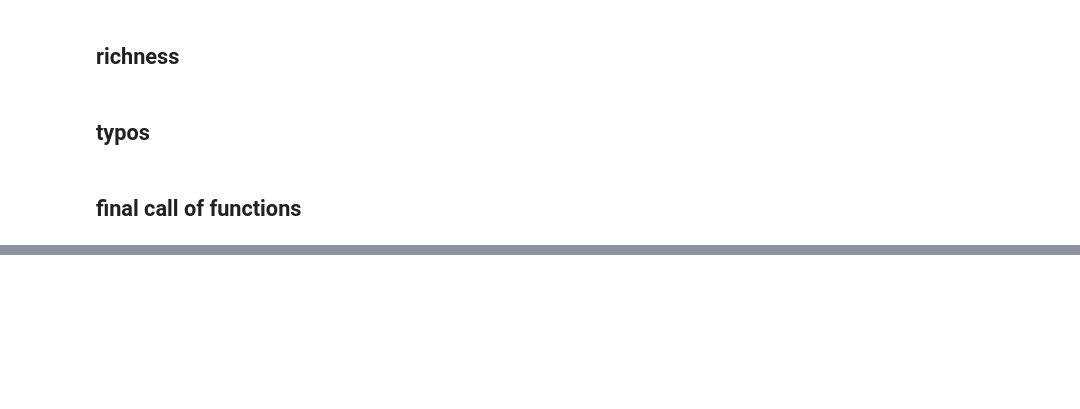
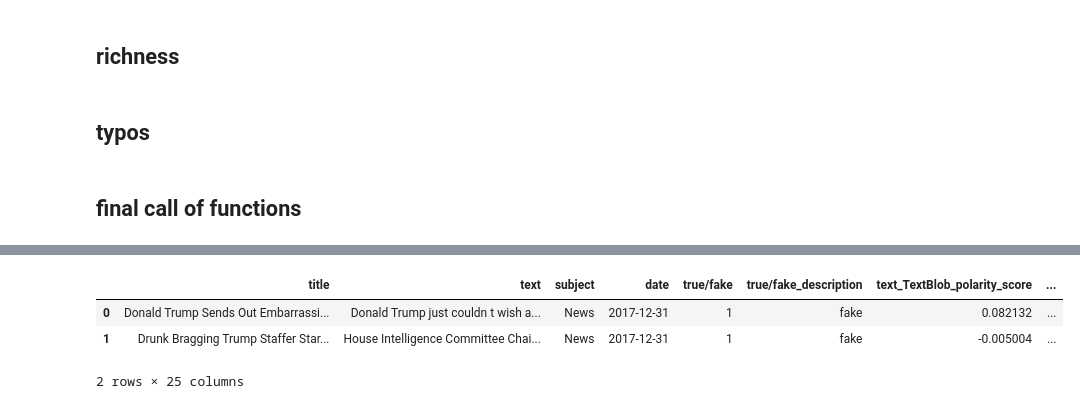
Before and after one commit to Makotowicz/fake_news_buster, a Jupyter notebook: notebooks/compiled_isa.ipynb, the cells around one changed output, grey strips where cells are left out. Cells and saved outputs as stored; diff of their text form; code cells hidden in the pictures; blank space fills up the shorter version.

```diff
--- a/notebooks/compiled_isa.ipynb
+++ b/notebooks/compiled_isa.ipynb
@@ -185,0 +186,7 @@ memory usage: 406.2+ KB
+# %%
+df.head(2)
+# %% [output]
+|  | title | text | subject | date | true/fake | true/fake_description | text_TextBlob_polarity_score | ... |
+| 0 | Donald Trump Sends Out Embarrassi... | Donald Trump just couldn t wish a... | News | 2017-12-31 | 1 | fake | 0.082132 | ... |
+| 1 | Drunk Bragging Trump Staffer Star... | House Intelligence Committee Chai... | News | 2017-12-31 | 1 | fake | -0.005004 | ... |
+2 rows × 25 columns
```
Also changed, not shown: parts of 7 cells of this notebook.
